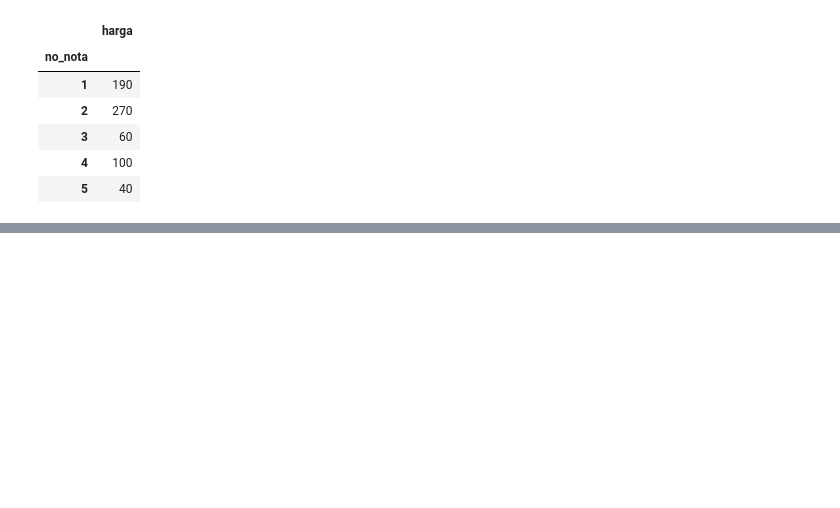
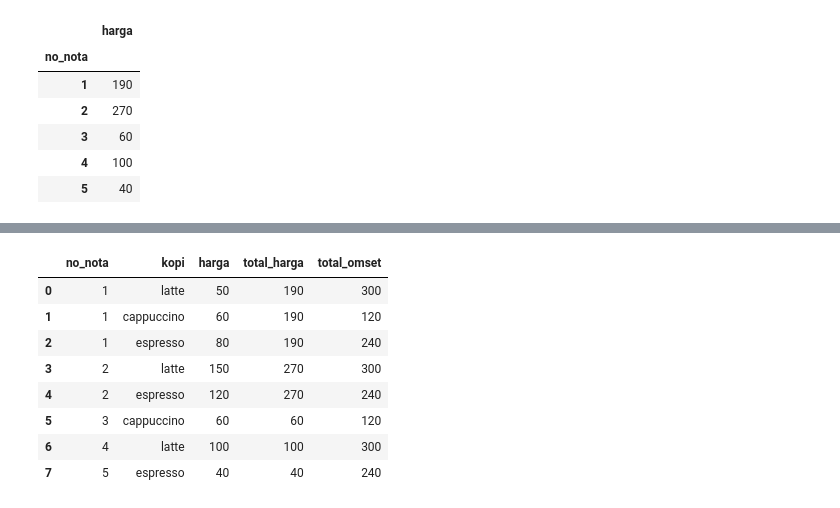
Before and after one commit to LatiefDataVisionary/pandas-with-indonesia-belajar, a Jupyter notebook: Pandas_35_Memadukan_fungsi_agregasi_dengan_transform.ipynb, the cells around one changed output, grey strips where cells are left out. Cells and saved outputs as stored; diff of their text form; code cells hidden in the pictures; blank space fills up the shorter version.

Commit message:
Memadukan fungsi agregasi dengan transform()

```diff
--- a/Pandas_35_Memadukan_fungsi_agregasi_dengan_transform.ipynb
+++ b/Pandas_35_Memadukan_fungsi_agregasi_dengan_transform.ipynb
@@ -57,0 +68,13 @@ df
+# %%
+df['total_omset'] = df.groupby('kopi')['harga'].transform(sum)
+df
+# %% [output]
+|  | no_nota | kopi | harga | total_harga | total_omset |
+| 0 | 1 | latte | 50 | 190 | 300 |
+| 1 | 1 | cappuccino | 60 | 190 | 120 |
+| 2 | 1 | espresso | 80 | 190 | 240 |
+| 3 | 2 | latte | 150 | 270 | 300 |
+| 4 | 2 | espresso | 120 | 270 | 240 |
+| 5 | 3 | cappuccino | 60 | 60 | 120 |
+| 6 | 4 | latte | 100 | 100 | 300 |
+| 7 | 5 | espresso | 40 | 40 | 240 |
```
Also changed, not shown: parts of 5 cells of this notebook.
